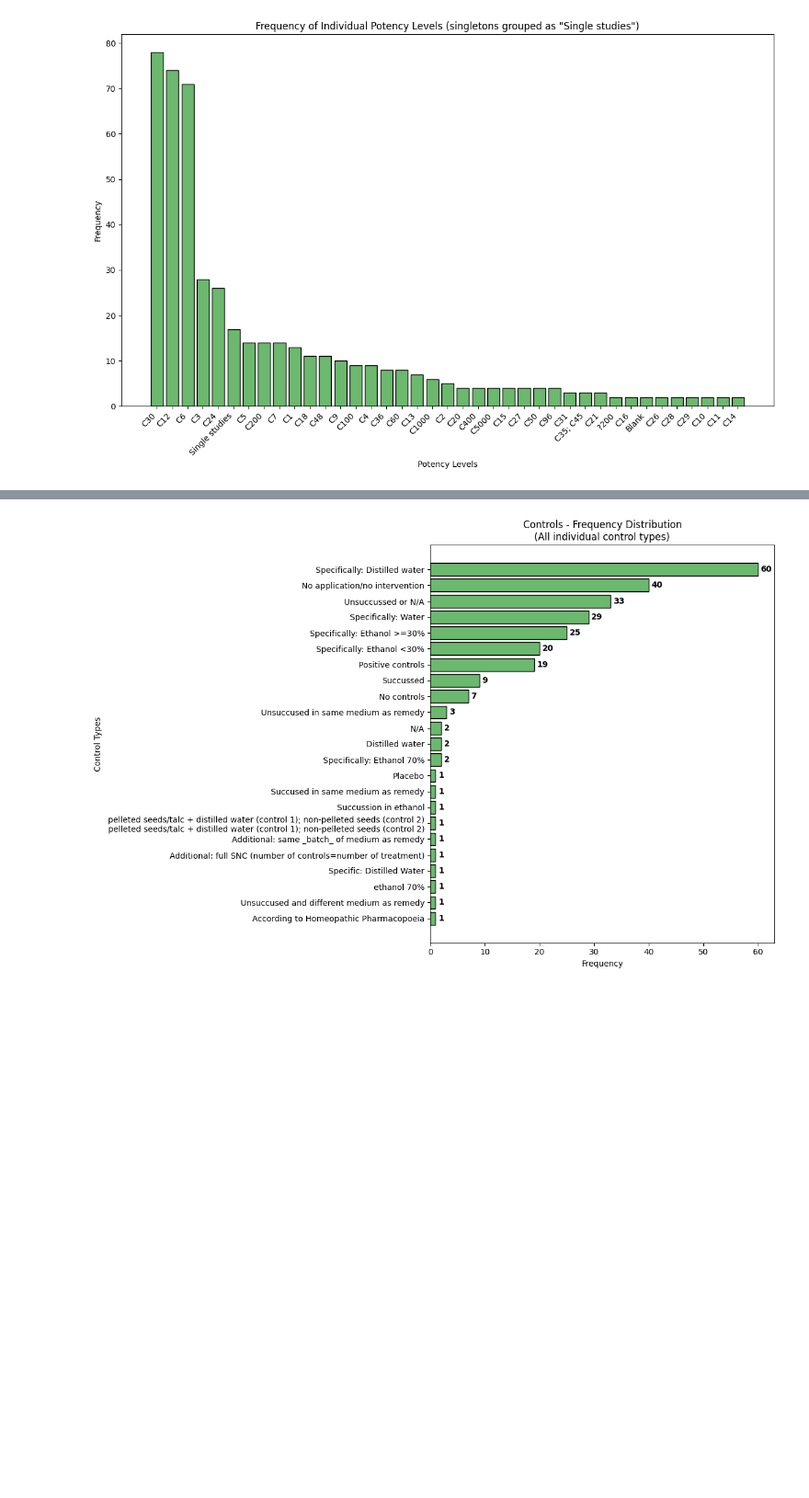
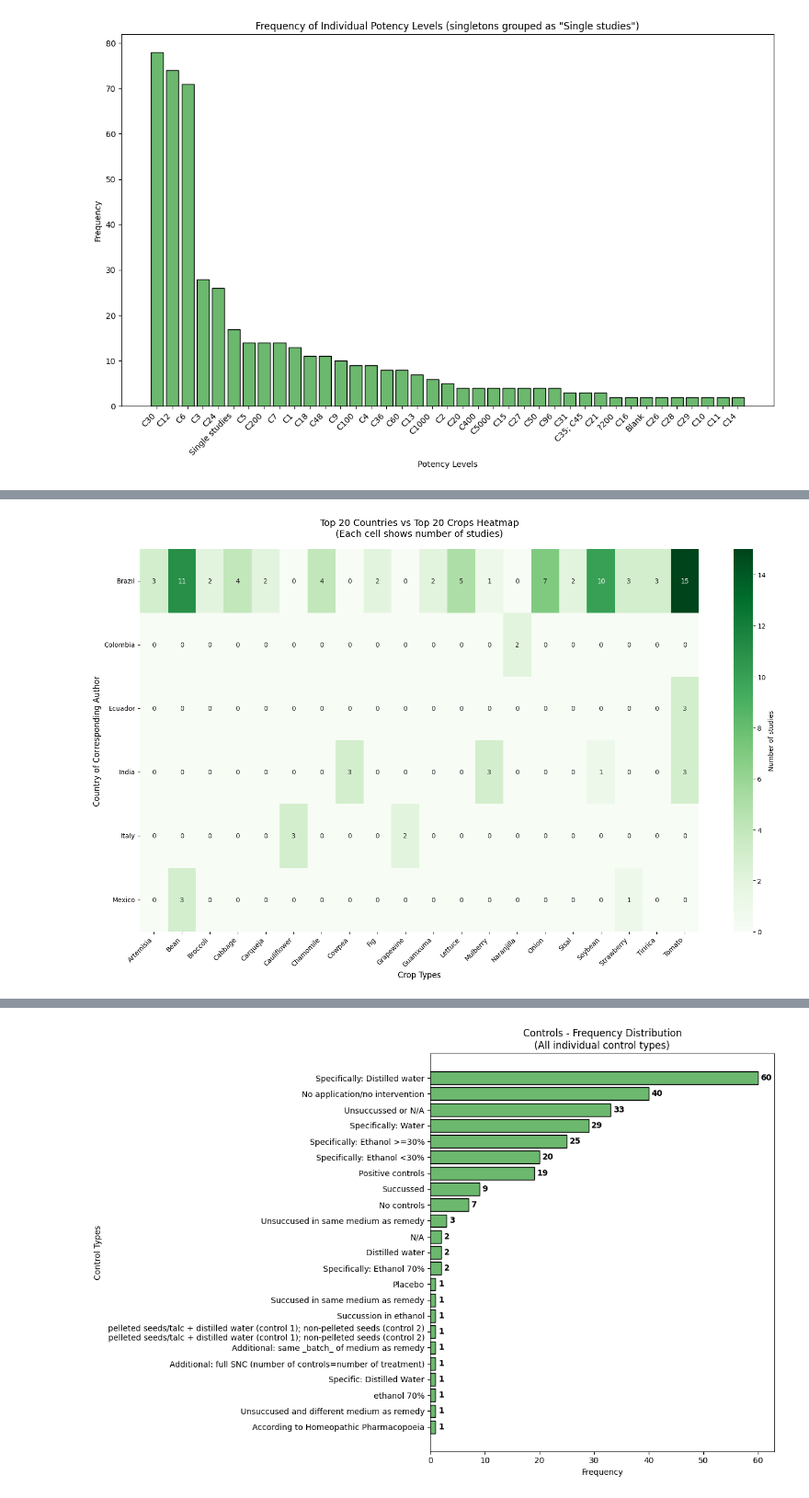
Before and after one commit to OxygenBlueSky/AgroHom, a Jupyter notebook: agro_hom_figures260212.ipynb, the cells around one changed output, grey strips where cells are left out. Shown at 92% size. Drawn from its saved outputs; the diff is of its cells as text; code cells hidden in the pictures; blank space fills up the shorter version.

```diff
--- a/agro_hom_figures260212.ipynb
+++ b/agro_hom_figures260212.ipynb
@@ -2079,0 +1817,95 @@ Total studies: 160
+# %%
+# Cross-Category Heatmap: Top 20 Countries vs Top 20 Crops
+# This code creates a heatmap showing which crop types are studied in which countries
+
+# Data cleaning and preparation
+country_series_crop = (
+    df['Country of corresponding author']
+    .fillna('Blank')
+    .astype(str)
+    .str.strip()
+    .replace({'Parkistan': 'Pakistan'})  # Fix known typo
+)
+
+crop_series_country = (
+    df['Crop type studied']
+    .fillna('N/A')
+    .astype(str)
+    .str.strip()
+)
+
+# Filter: Top 20 of each (exclude N/A, Blank)
+top_20_countries = country_series_crop.value_counts().drop(['N/A', 'Blank'], errors='ignore').head(20).index.tolist()
+top_20_crops_country = crop_series_country.value_counts().drop(['N/A', 'Blank'], errors='ignore').head(20).index.tolist()
+
+# Data expansion
+expanded_country_crop = []
+for idx in range(len(df)):
+    country = country_series_crop.iloc[idx]
+    crop = crop_series_country.iloc[idx]
+
+    # Skip if either not in top 20 or is N/A/Blank
+    if country not in top_20_countries or country in ['N/A', 'Blank']:
+        continue
+    if crop not in top_20_crops_country or crop in ['N/A', 'Blank']:
+        continue
+
+    expanded_country_crop.append({'Country': country, 'Crop': crop})
+
+# Validation
+if len(expanded_country_crop) == 0:
+    print("No data found! Check if countries and crops match top lists.")
+else:
+    expanded_country_crop_df = pd.DataFrame(expanded_country_crop)
+
+    # Countries as rows, crops as columns
+    country_crop_matrix = pd.crosstab(expanded_country_crop_df['Country'], expanded_country_crop_df['Crop'])
+
+    # Create heatmap visualization
+    fig_country_crop, ax_country_crop = plt.subplots(figsize=(16, 10))
+
+    # Use seaborn for professional heatmap
+    sns.heatmap(
+        country_crop_matrix,
+        annot=True,
+        fmt='d',
+        cmap='Greens',
+        ax=ax_country_crop,
+        cbar_kws={'label': 'Number of studies'}
+    )
+
+    # Tick positioning
+    ax_country_crop.set_xticks([i + 0.5 for i in range(len(country_crop_matrix.columns))])
+    ax_country_crop.set_xticklabels(country_crop_matrix.columns, rotation=45, ha='right')
+    ax_country_crop.set_yticks([i + 0.5 for i in range(len(country_crop_matrix.index))])
+    ax_country_crop.set_yticklabels(country_crop_matrix.index, rotation=0)
+
+    # Labels
+    ax_country_crop.set_title('Top 20 Countries vs Top 20 Crops Heatmap\n(Each cell shows number of studies)', fontsize=14, pad=20)
+    ax_country_crop.set_xlabel('Crop Types', fontsize=12)
+    ax_country_crop.set_ylabel('Country of Corresponding Author', fontsize=12)
+
+    plt.tight_layout()
+    fig_country_crop.savefig('country_crop_heatmap.png', dpi=300, bbox_inches='tight')
+
+    # Summary statistics
+    print(f"Country-Crop heatmap includes:")
+    print(f"- {len(country_crop_matrix.index)} countries (top 20)")
+    print(f"- {len(country_crop_matrix.columns)} crops (top 20)")
+    print(f"- {country_crop_matrix.values.sum()} total country-crop combinations")
+
+    # Top pairs
+    country_crop_pairs = []
+    for i in range(len(country_crop_matrix)):
+        for j in range(len(country_crop_matrix.columns)):
+            country = country_crop_matrix.index[i]
+            crop = country_crop_matrix.columns[j]
+            count = country_crop_matrix.iloc[i, j]
+            if count > 0:
+                country_crop_pairs.append((country, crop, count))
+
+    country_crop_pairs.sort(key=lambda x: x[2], reverse=True)
+    print(f"\nTop 10 country-crop combinations:")
+    for country, crop, count in country_crop_pairs[:10]:
+        print(f"- {country} studying {crop}: {count} studies")
+# %% [output]
@@ -2079,0 +1928 @@ Total studies: 160
+[figure, added]
```
Also changed, not shown: parts of 58 cells of this notebook, 1 other file.
